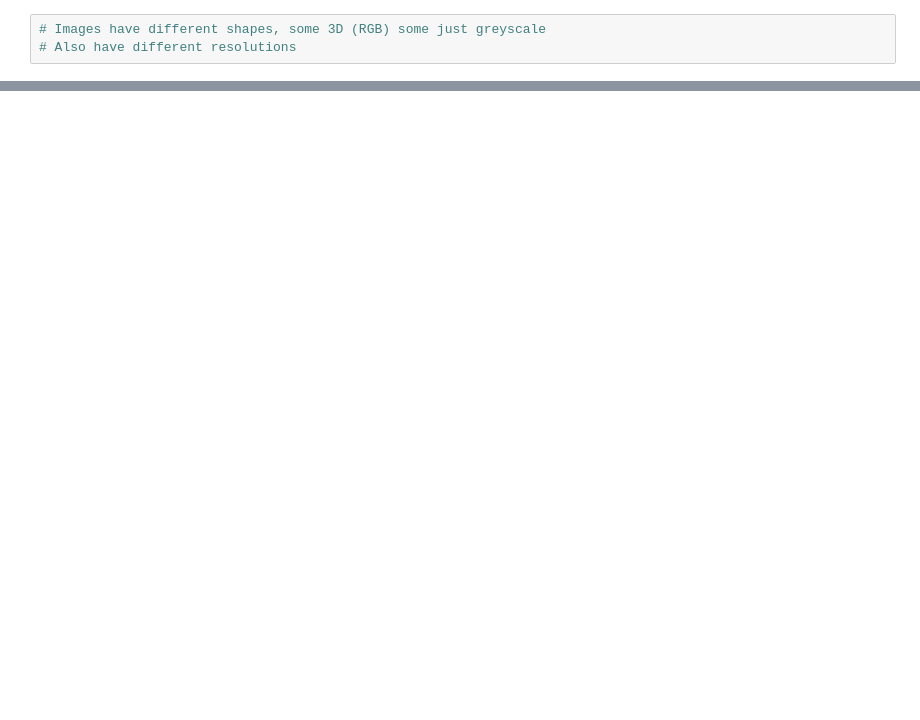
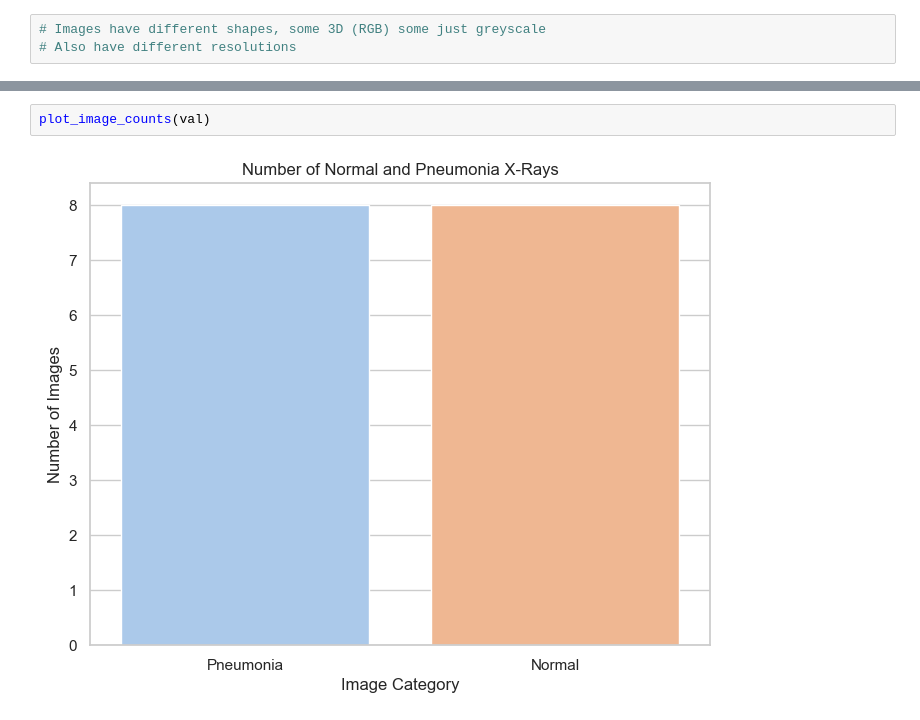
Before and after one commit to notJustus/ml-pneumonia-classification, a Jupyter notebook: Untitled.ipynb, the cells around one changed output, grey strips where cells are left out. Drawn from its saved outputs; the diff is of its cells as text; blank space fills up the shorter version.

```diff
--- a/Untitled.ipynb
+++ b/Untitled.ipynb
@@ -37,0 +153,4 @@ print(grayscale_image.shape)
+# %%
+plot_image_counts(val)
+# %% [output]
+[figure, added]
```
Also changed, not shown: parts of 31 cells of this notebook, 3 other files.
